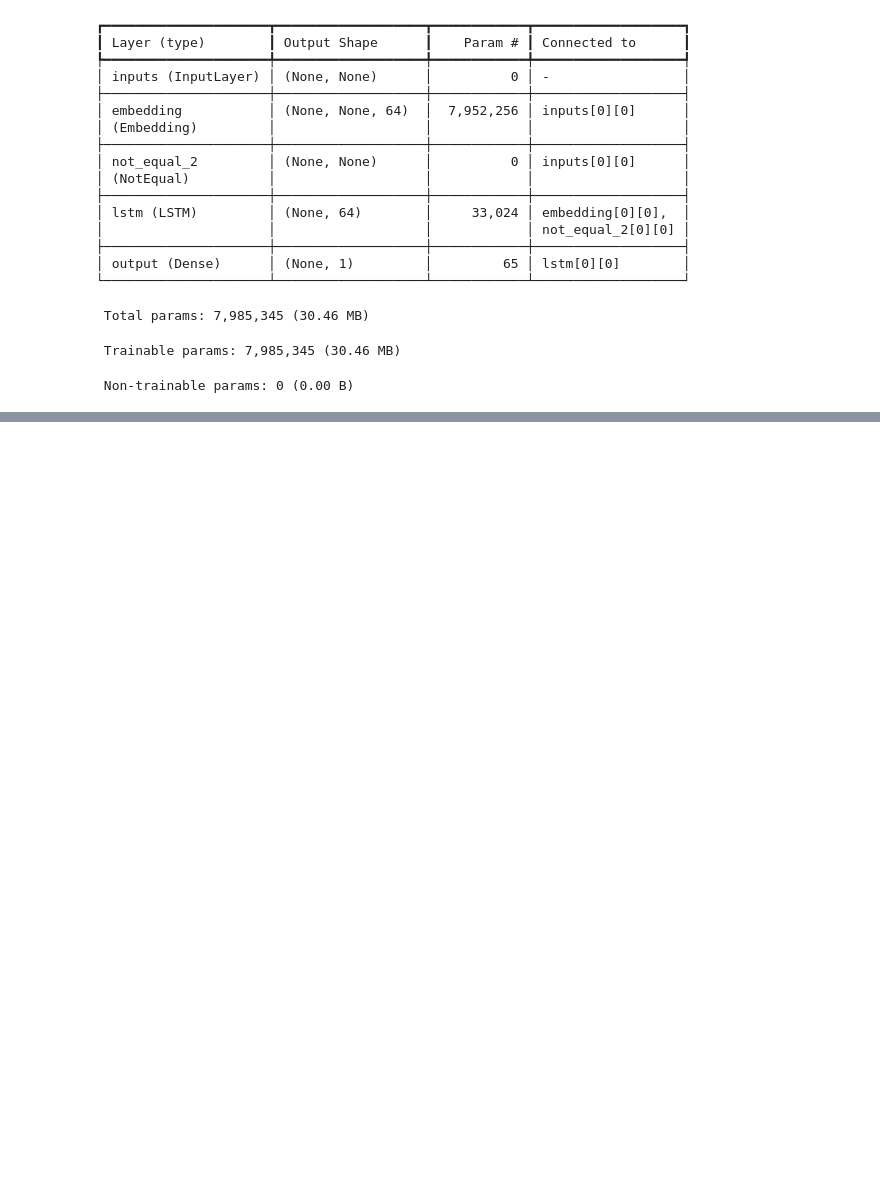
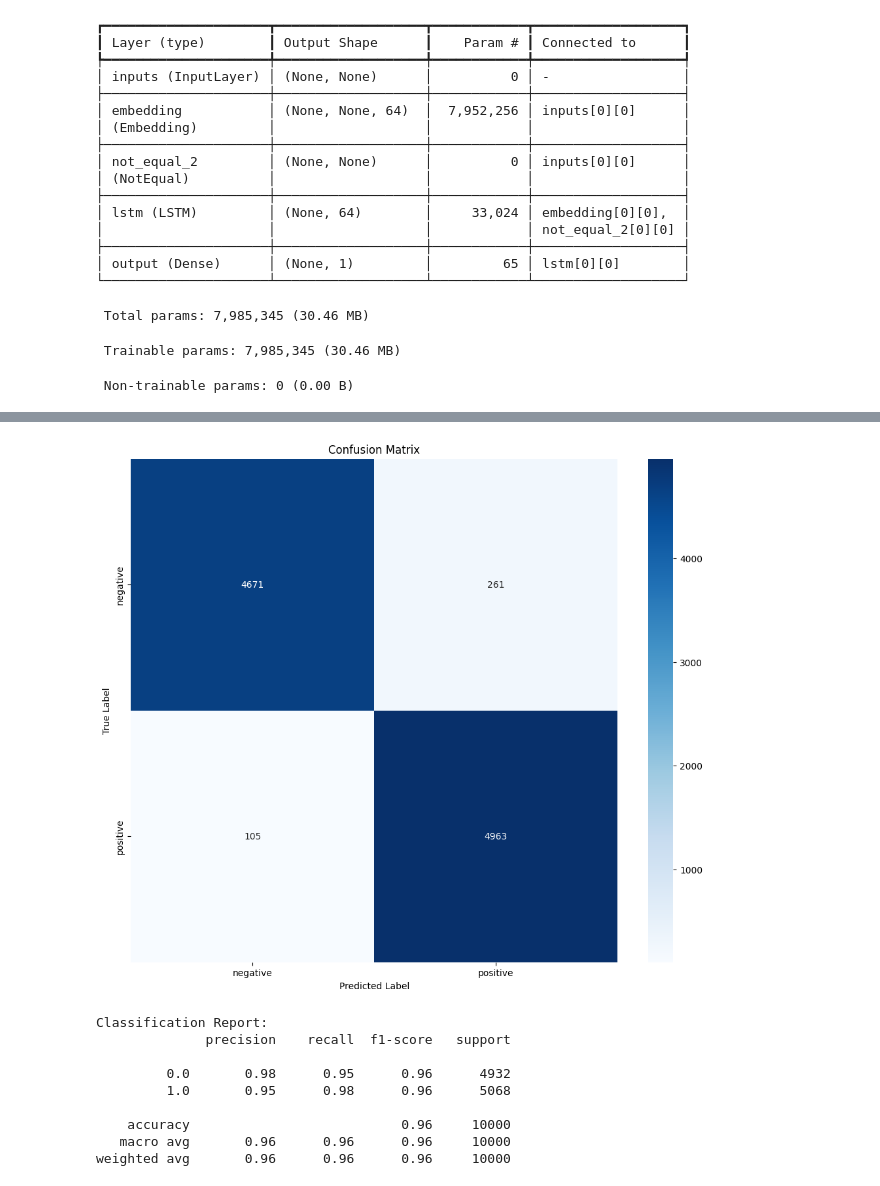
Before and after one commit to AnggaDS01/Python, a Jupyter notebook: Machine-Learning/Documentations/Natural-Language-Processing/Understanding-Sentiment-in-Natural-Language-with-BiLSTMs/3. Bi-directional-LSTMs-BiLSTMs.ipynb, the cells around one changed output, grey strips where cells are left out. Cells and saved outputs as stored; diff of their text form; code cells hidden in the pictures; blank space fills up the shorter version.

```diff
--- a/Machine-Learning/Documentations/Natural-Language-Processing/Understanding-Sentiment-in-Natural-Language-with-BiLSTMs/3. Bi-directional-LSTMs-BiLSTMs.ipynb
+++ b/Machine-Learning/Documentations/Natural-Language-Processing/Understanding-Sentiment-in-Natural-Language-with-BiLSTMs/3. Bi-directional-LSTMs-BiLSTMs.ipynb
@@ -393,7 +440,7 @@ MODEL_PATH = "./Assets/Model/imdb_sentiment_review.keras"
 # %%
 splitter = DatasetSplitter(batch_size=BATCH_SIZE, train_split=0.8)
 # %%
-SMSSpamCollection_tf_data_train, SMSSpamCollection_tf_data_valid = splitter.split_and_prepare(imdb_reviews_tokenized_cached)
+imdb_reciews_tf_data_train, imdb_reciews_tf_data_valid = splitter.split_and_prepare(imdb_reviews_tokenized_cached)
 # %% [output]
 =================================== Original Dataset ===================================
 Info data: <CacheDataset element_spec=(TensorSpec(shape=(235,), dtype=tf.int32, name=None), TensorSpec(shape=(), dtype=tf.int32, name=None))>
@@ -555,0 +750,17 @@ Predicted Sentiment: POSITIVE
+# %%
+MODEL_PATH = './Assets/Model/imdb_sentiment_review_bilstm.keras'
+# %%
+best_model_bilstm = tf.keras.models.load_model(MODEL_PATH)
+# %%
+evaluate_model(best_model_bilstm, imdb_reciews_tf_data_valid, lb.classes_)
+# %% [output]
+[figure, added]
+Classification Report:
+              precision    recall  f1-score   support
+
+         0.0       0.98      0.95      0.96      4932
+         1.0       0.95      0.98      0.96      5068
+
+    accuracy                           0.96     10000
+   macro avg       0.96      0.96      0.96     10000
+weighted avg       0.96      0.96      0.96     10000
```
Also changed, not shown: parts of 17 cells of this notebook.
